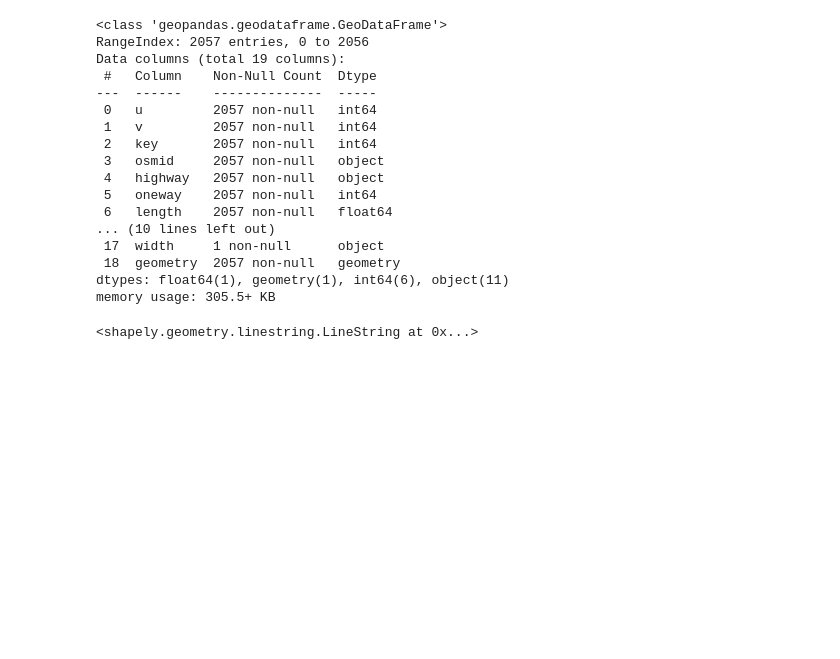
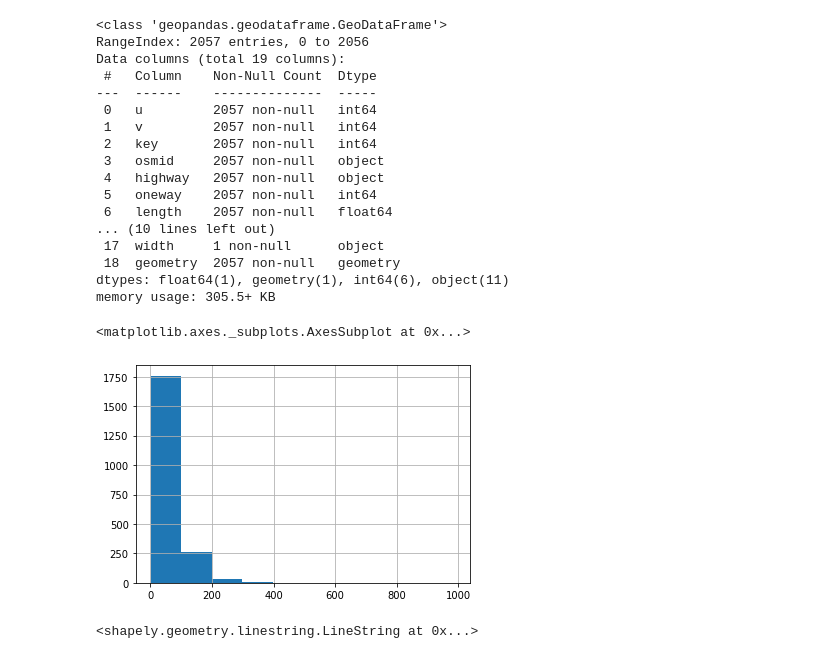
Before and after one commit to kywch/geo-colab, a Jupyter notebook: TreePedia_Step1_point_sampling.ipynb, the cells around one changed output. Saved outputs shown, nothing was run; the diff lists cells and outputs as text; code cells hidden in the pictures; blank space fills up the shorter version.

```diff
--- a/TreePedia_Step1_point_sampling.ipynb
+++ b/TreePedia_Step1_point_sampling.ipynb
@@ -96,6 +96,11 @@ Data columns (total 19 columns):
  18  geometry  2057 non-null   geometry
 dtypes: float64(1), geometry(1), int64(6), object(11)
 memory usage: 305.5+ KB
+# %%
+osm_map['length'].hist()
+# %% [output]
+<matplotlib.axes._subplots.AxesSubplot at 0x...>
+[figure, added]
 # %%
 #osm_map_flt['osmid']
 osm_map_flt['geometry'].iloc[0]
```
